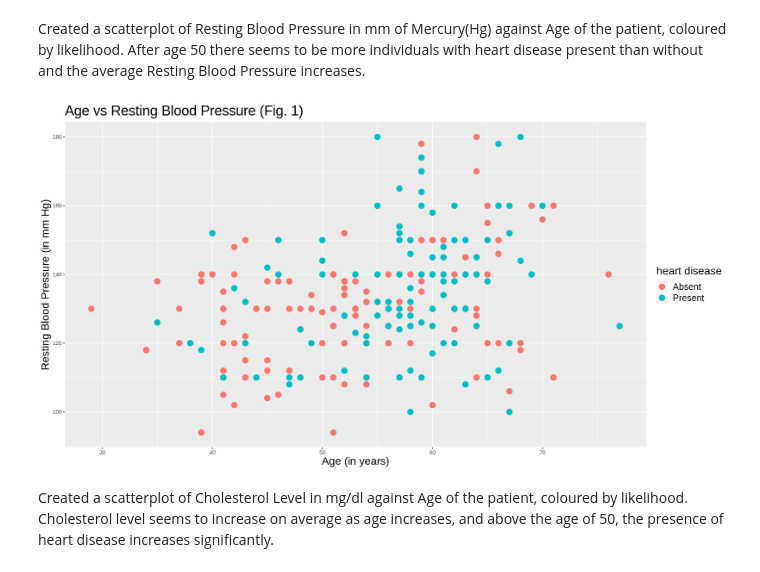
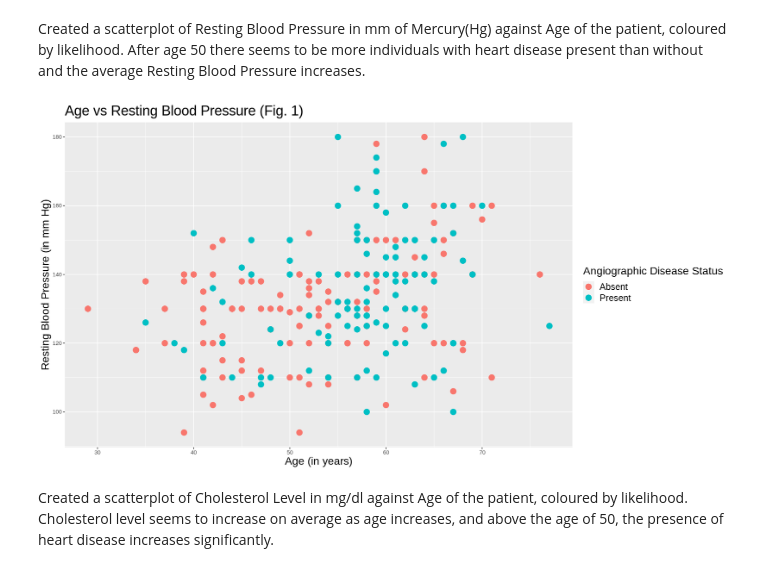
Before and after one commit to VivaanWadhwa/Heart_Disease_Prediction, a Jupyter notebook: Project_Report.ipynb, the cells around one changed output. Drawn from its saved outputs; the diff is of its cells as text; code cells hidden in the pictures.

```diff
--- a/Project_Report.ipynb
+++ b/Project_Report.ipynb
@@ -118,22 +118,22 @@ Created a scatterplot of Resting Blood Pressure in mm of Mercury(Hg) against Age
 # %%
 ##Age vs Blood Pressure, coloured by likelihood
 
 options(repr.plot.width=15, repr.plot.height=8)
 age_v_bp_plot <- data_train |>
                 ggplot(aes(x = age, y = resting.blood.pressure, color = heart.disease)) +
                 geom_point(size = 4) +
                 xlab("Age (in years)") +
                 ylab("Resting Blood Pressure (in mm Hg)") +
-                labs(color = "heart disease", shape = "liki") +
+                labs(color = "Angiographic Disease Status", shape = "liki") +
                 ggtitle("Age vs Resting Blood Pressure (Fig. 1)") +
                 theme(plot.title = element_text(size=22),
                       axis.title = element_text(size=17),
                       legend.title = element_text(size = 17),
                       legend.text = element_text(size = 14))
 
 age_v_bp_plot
 # %% [output]
-[figure, old version]
+[figure, new version]
 # %% [markdown]
 Created a scatterplot of Cholesterol Level in mg/dl against Age of the patient, coloured by likelihood. Cholesterol level seems to increase on average as age increases, and above the age of 50, the presence of heart disease increases significantly.
 # %%
```
Also changed, not shown: parts of 15 cells of this notebook.
